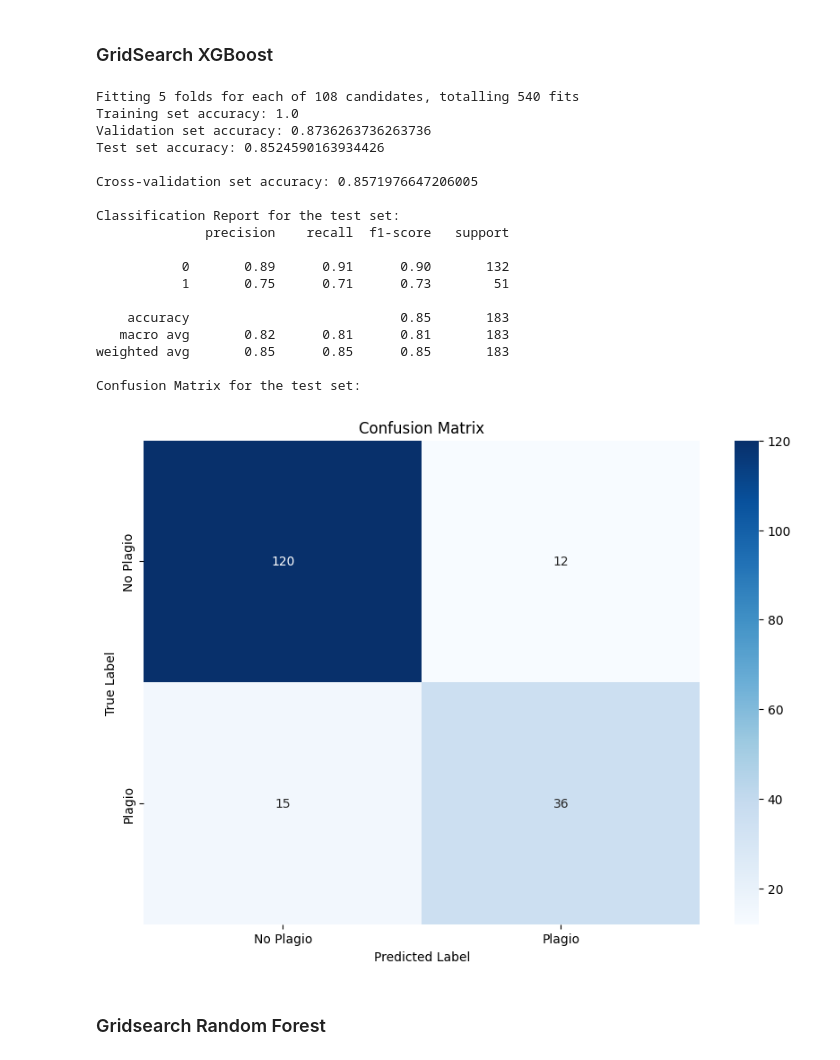
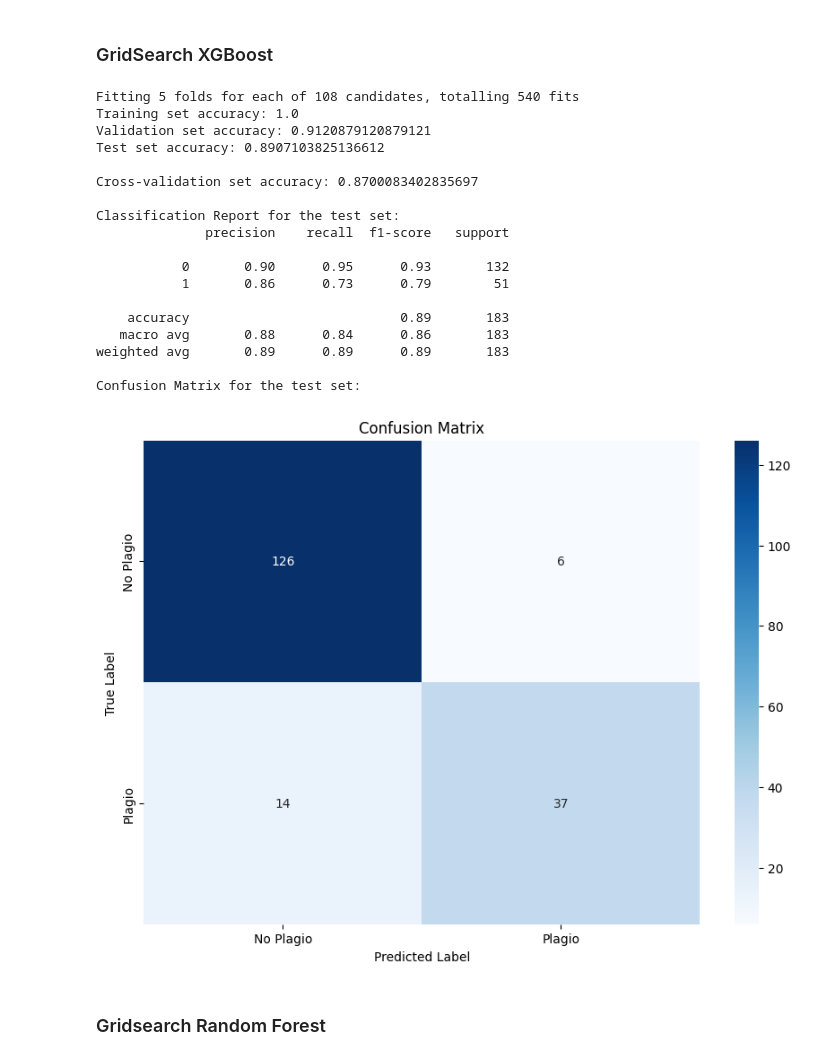
Before and after one commit to Mike5801/CodePlagiarismDetection, a Jupyter notebook: model.ipynb, the cells around one changed output. Saved outputs shown, nothing was run; the diff lists cells and outputs as text; code cells hidden in the pictures.

Commit message:
add model results

```diff
--- a/model.ipynb
+++ b/model.ipynb
@@ -335,41 +335,41 @@ Confusion Matrix for the test set:
 # %%
 param_grid = {
     'n_estimators': [100, 200, 300],
     'max_depth': [3, 5, 7],
     'learning_rate': [0.01, 0.1, 0.2],
     'subsample': [0.8, 1.0],
     'colsample_bytree': [0.8, 1.0]
 }
 
-model = xgb.XGBClassifier(reg_lambda=0.1, scale_pos_weight=scale_pos_weight)
+model = xgb.XGBClassifier(scale_pos_weight=scale_pos_weight)
 grid_search = GridSearchCV(estimator=model, param_grid=param_grid, scoring='accuracy', cv=5, verbose=1, n_jobs=-1)
 grid_search.fit(X_train, y_train)
 
 best_params = grid_search.best_params_
 best_model = grid_search.best_estimator_
 
 accuracy_train, accuracy_val, accuracy_test, cross_val, conf_matrix, class_report = train_and_evaluate_model(X_train, y_train, X_val, y_val, X_test, y_test, best_model, oversample=False)
 print_evaluation_results(accuracy_train, accuracy_val, accuracy_test, cross_val, conf_matrix, class_report)
 # %% [output]
 Fitting 5 folds for each of 108 candidates, totalling 540 fits
 Training set accuracy: 1.0
-Validation set accuracy: 0.8736263736263736
-Test set accuracy: 0.8524590163934426
+Validation set accuracy: 0.9120879120879121
+Test set accuracy: 0.8907103825136612
 
-Cross-validation set accuracy: 0.8571976647206005
+Cross-validation set accuracy: 0.8700083402835697
 
 Classification Report for the test set:
               precision    recall  f1-score   support
 
-           0       0.89      0.91      0.90       132
-           1       0.75      0.71      0.73        51
+           0       0.90      0.95      0.93       132
+           1       0.86      0.73      0.79        51
 
-    accuracy                           0.85       183
-   macro avg       0.82      0.81      0.81       183
-weighted avg       0.85      0.85      0.85       183
+    accuracy                           0.89       183
+   macro avg       0.88      0.84      0.86       183
+weighted avg       0.89      0.89      0.89       183
 
 Confusion Matrix for the test set:
-[figure, old version]
+[figure, new version]
 # %% [markdown]
 ### Gridsearch Random Forest
 # %%
```
Also changed, not shown: parts of 3 cells of this notebook.
